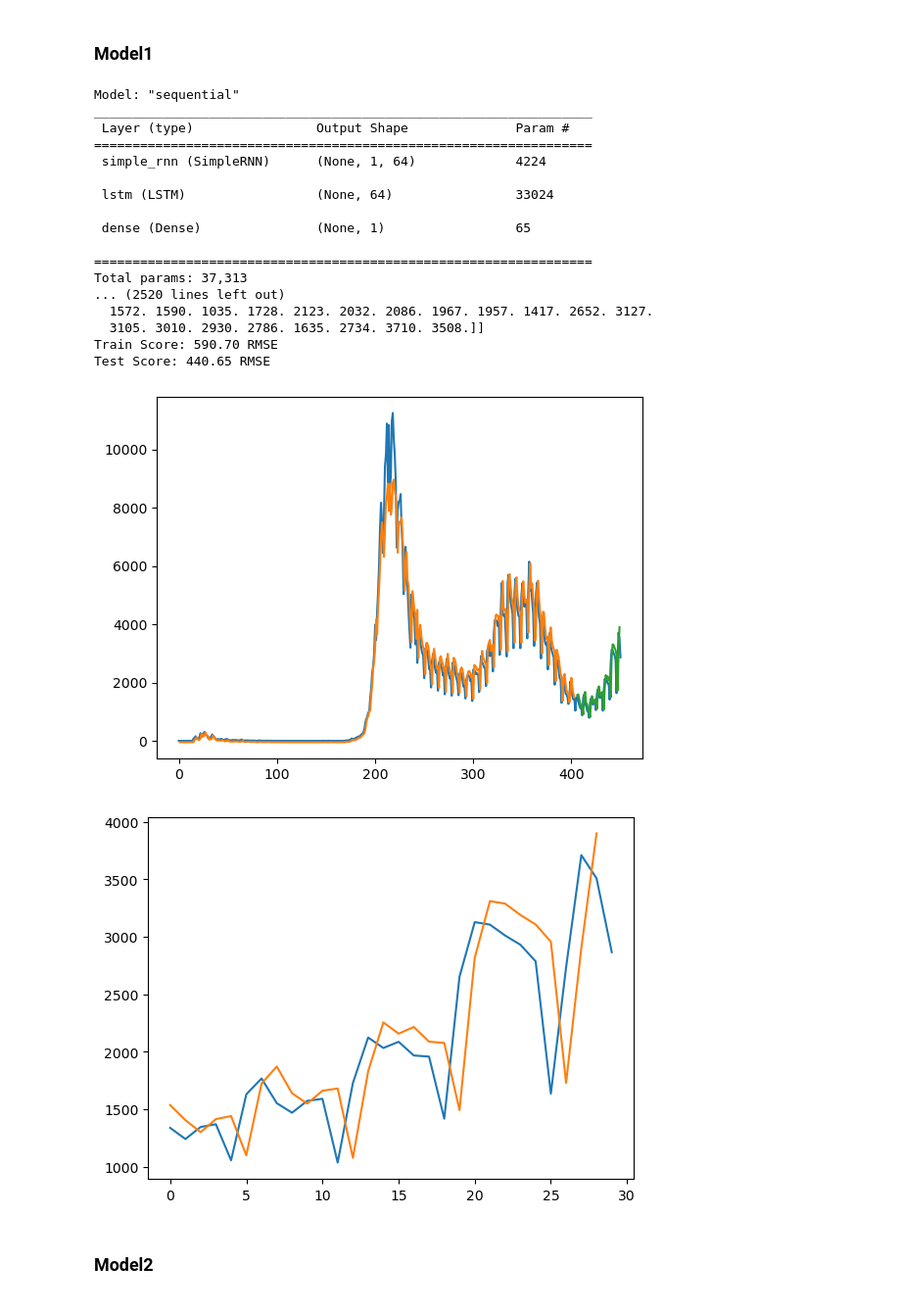
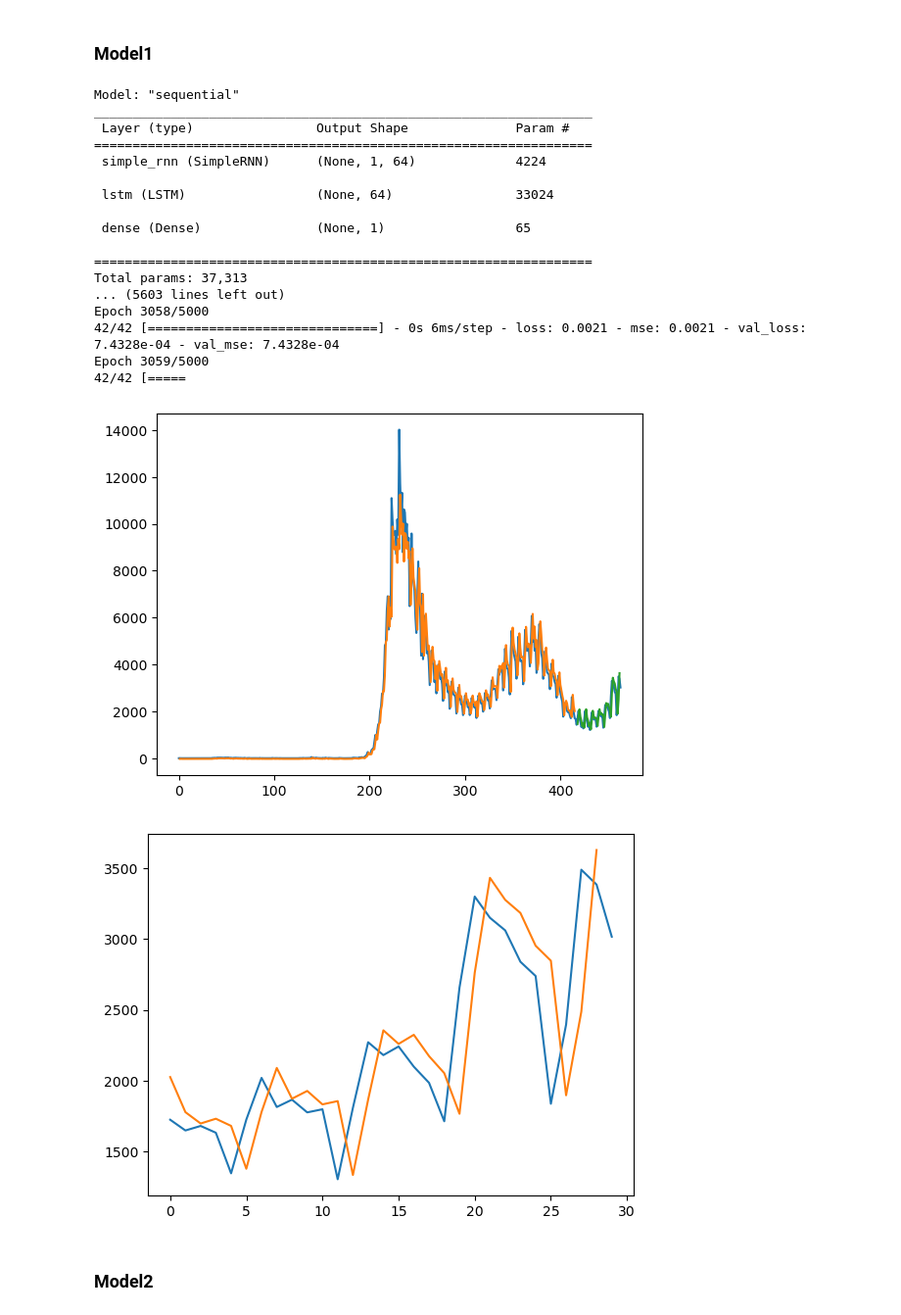
Before and after one commit to chiahsin0303/Project_TCU, a Jupyter notebook: 程式碼 ( .ipynb )/RNN結合LSTM架構Model1~Model4.ipynb, the cells around one changed output. Shown at 98% size. Drawn from its saved outputs; the diff is of its cells as text; code cells hidden in the pictures.

```diff
--- a/程式碼 ( .ipynb )/RNN結合LSTM架構Model1~Model4.ipynb
+++ b/程式碼 ( .ipynb )/RNN結合LSTM架構Model1~Model4.ipynb
@@ -25,17 +25,17 @@ import tensorflow as tf
 from tensorflow.keras import layers
 from tensorflow import keras
 from keras import optimizers
-dataset = pandas.read_csv(r'各縣市每日確診資料\台北市每日確診數.csv', usecols=[2], engine='python', skipfooter=3,encoding='utf-8')
+dataset = pandas.read_csv(r'各縣市每日確診資料\桃園市每日確診數.csv', usecols=[2], engine='python', skipfooter=3,encoding='utf-8')
 plt.plot(dataset)
-plt.savefig('Taipei.png')
+plt.savefig('Taoyuan.png')
 plt.show()
 
 # 畫出 ACF 12 期的效應
 sm.graphics.tsa.plot_acf(dataset, lags=24)
-plt.savefig('Taipei_acf_24.png')
+plt.savefig('Taoyuan_acf_24.png')
 plt.show()
 # 畫出 PACF 12 期的效應
 sm.graphics.tsa.plot_pacf(dataset, lags=24)
-plt.savefig('Taipei_pacf_24.png')
+plt.savefig('Taoyuan_pacf_24.png')
 plt.show()
 # %% [output]
@@ -53,7 +53,7 @@ def create_dataset(dataset, look_back=1):
 	return numpy.array(dataX), numpy.array(dataY)
 
 # 載入訓練資料
-dataframe = read_csv(r'各縣市每日確診資料\台北市每日確診數.csv', usecols=[2], engine='python', skipfooter=0,encoding='utf-8')
+dataframe = read_csv(r'各縣市每日確診資料\桃園市每日確診數.csv', usecols=[2], engine='python', skipfooter=0,encoding='utf-8')
 dataframe=dataframe.drop(dataframe[dataframe['確定病例數']==0].index,axis=0)
 print(dataframe)
 #plt.plot(dataframe)
@@ -115,15 +115,15 @@ model.compile(loss='mean_squared_error', optimizer=sgd ,metrics=['mse'])
 
 
 model_checkpoint_callback = tf.keras.callbacks.ModelCheckpoint(
-    filepath="taipei_rnn+lstm_1000_1.keras",
+    filepath="taoyuan_rnn+lstm_5000_1.keras",
     save_weights_only=True,
     monitor='val_mse',
     mode='min',
     save_best_only=True)
 
 model.summary()
-history = model.fit(trainX, trainY,validation_data=(testX, testY), epochs=1000, batch_size=10, verbose=1,callbacks=[model_checkpoint_callback])
-model.save('taipei_rnn+lstm_1000_1.h5')
+history = model.fit(trainX, trainY,validation_data=(testX, testY), epochs=5000, batch_size=10, verbose=1,callbacks=[model_checkpoint_callback])
+model.save('taoyuan_rnn+lstm_5000_1.h5')
 # 預測
 trainPredict = model.predict(trainX)
 testPredict = model.predict(testX)
@@ -160,42 +160,42 @@ testPredictPlot[len(trainPredict)+(look_back*2)+1:len(dataset)-1, :] = testPredi
 
 
 # 畫原始資料趨勢圖8
 # plot baseline and predictions
 plt.plot(scaler.inverse_transform(dataset))
 plt.plot(trainPredictPlot)
 plt.plot(testPredictPlot)
-plt.savefig('taipei_rnn+lstm_1000_plot_1.png')
+plt.savefig('taoyuan_rnn+lstm_5000_plot_1.png')
 plt.show()
 # shift test predictions for plotting
 testPredictPlot = np.empty_like(dataset)
 testPredictPlot[:, :] = np.nan
 testPredictPlot[len(trainPredict)+(look_back*2)+1:len(dataset)-1, :] = testPredict
 # plot baseline and predictions
 days=len(testPredictPlot)
 plt.plot(scaler.inverse_transform(dataset[days-30:,:]))
 plt.plot(testPredictPlot[days-30:,:])
-plt.savefig("taipei_rnn+lstm_1000_predict&real_1.png")
+plt.savefig("taoyuan_rnn+lstm_5000_predict&real_1.png")
 plt.show()
 # %% [output]
 Model: "sequential"
 _________________________________________________________________
  Layer (type)                Output Shape              Param #
 =================================================================
  simple_rnn (SimpleRNN)      (None, 1, 64)             4224
 
  lstm (LSTM)                 (None, 64)                33024
 
  dense (Dense)               (None, 1)                 65
 
 =================================================================
 Total params: 37,313
-... (2520 lines left out)
-  1572. 1590. 1035. 1728. 2123. 2032. 2086. 1967. 1957. 1417. 2652. 3127.
-  3105. 3010. 2930. 2786. 1635. 2734. 3710. 3508.]]
-Train Score: 590.70 RMSE
-Test Score: 440.65 RMSE
+... (5603 lines left out)
+Epoch 3058/5000
+42/42 [==============================] - 0s 6ms/step - loss: 0.0021 - mse: 0.0021 - val_loss: 7.4328e-04 - val_mse: 7.4328e-04
+Epoch 3059/5000
+42/42 [=====
-[figure, old version]
+[figure, new version]
-[figure, old version]
+[figure, new version]
 # %% [markdown]
 ### Model2
 # %%
```
Also changed, not shown: parts of 5 cells of this notebook.
